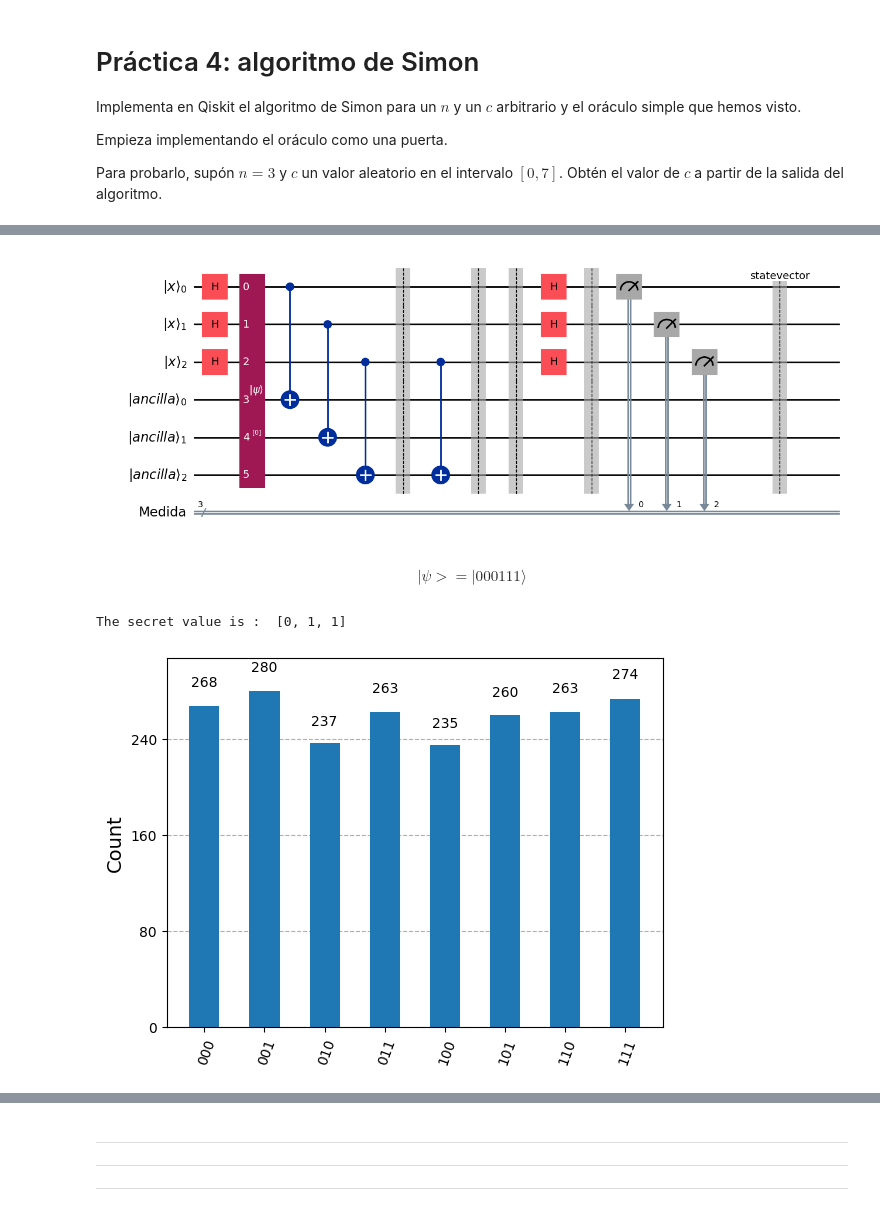
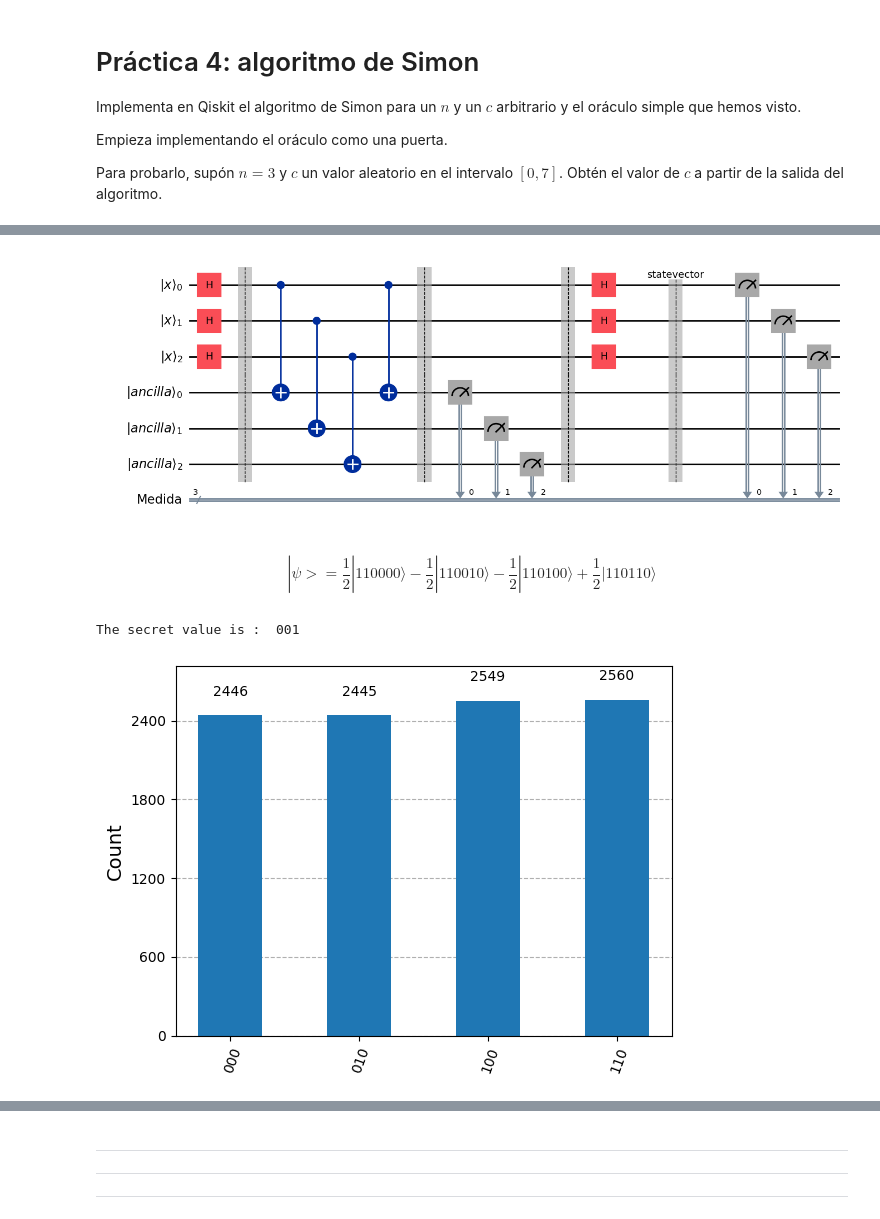
Before and after one commit to MirandaCarou/Quantum_Algorithims_Programming, a Jupyter notebook: Práctica 4: algoritmo de Simon.ipynb, the cells around one changed output, grey strips where cells are left out. Drawn from its saved outputs; the diff is of its cells as text; code cells hidden in the pictures.

```diff
--- a/Práctica 4: algoritmo de Simon.ipynb
+++ b/Práctica 4: algoritmo de Simon.ipynb
@@ -109,29 +82,30 @@ def simon_oraculo(init, n, s):
 # %%
-def algoritmo_Simon(init, n, s):
+def algoritmo_Simon(n, s):
     x = QuantumRegister(n, name="|x\\rangle")
     ancilla = QuantumRegister(n, name="|ancilla\\rangle")
     meas = ClassicalRegister(n, name="Medida")
     qc = QuantumCircuit(x, ancilla, meas)
 
     qc.h(range(n))
 
-    qc = qc.compose(simon_oraculo(init, n, s))
+    qc.barrier()
+    qc = qc.compose(simon_oraculo(n, s))
 
 
     qc.h(range(n))
-    qc.barrier()
-    qc.measure(x, meas)
+    qc.save_statevector()
+    qc.measure(range(n), meas)
 
     return qc
 
 n = 3
-s = get_s(n)
-qc = algoritmo_Simon(0, n, s)
-qc.save_statevector()
-qc.draw('mpl')
+s = '001'
+prueba = algoritmo_Simon(n, s)
+#prueba.save_statevector()
+prueba.draw('mpl')
 # %% [output]
-[figure, old version]
+[figure, new version]
 # %%
 obten_estado(qc, etiqueta="|\psi\!\!> = ", bloch=False)
 # %% [output]
-$$|\psi\!\!> =  |000111\rangle$$
+$$|\psi\!\!> = \frac{1}{2} |110000\rangle- \frac{1}{2} |110010\rangle- \frac{1}{2} |110100\rangle+\frac{1}{2} |110110\rangle$$
@@ -159,32 +112,16 @@ def solve_for_solution(counts):
 # %%
-# Probamos para diferentes valores
-from qiskit.result import Counts
+sim = AerSimulator(method='automatic')
 n = 3
-sim = AerSimulator(method='automatic')
-s = get_s(n)
-print("The secret value is : " , str(s))
+s = '001'
+
+print("The secret value is : " , s)
 x_to_salida_map = {}
 salida2 = []
-#for x in range(8):
-#  qc = algoritmo_Simon(x, n, s)
 
-  # Ejecutamos una simulación y obtenemos los resultados
-#  qc_obj = transpile(qc, sim)
-#  salida = sim.run(qc_obj, shots=1).result().get_counts()
-#  print(salida)
-  #print('f({0:03b}) = {1}'.format(x,list(salida.keys())[0]))
-#  for key in salida.keys():
-#    x_to_salida_map[x] = key
-
-
-#print(x_to_salida_map)
-#plot_histogram(x_to_salida_map)
-
-
-qc = algoritmo_Simon(0, n, s)
+qc = algoritmo_Simon(n, s)
 sim = AerSimulator(method='automatic')
 qc_obj = transpile(qc, sim)
-result = sim.run(qc_obj, shots = 2080).result()
+result = sim.run(qc_obj, shots = 10000).result()
 salida = result.get_counts()
 plot_histogram(salida)
 
@@ -192,8 +129,8 @@ plot_histogram(salida)
 
 # Si resolvemos el sistema de ecuaciones manualmente vemos que en todos los casos se recuperar c
 # %% [output]
-The secret value is :  [0, 1, 1]
+The secret value is :  001
-[figure, old version]
+[figure, new version]
 # %%
 salida2 = np.array(list(salida.keys()))
 array_listas = [[int(bit) for bit in string] for string in salida2]
```
Also changed, not shown: parts of 7 cells of this notebook.
